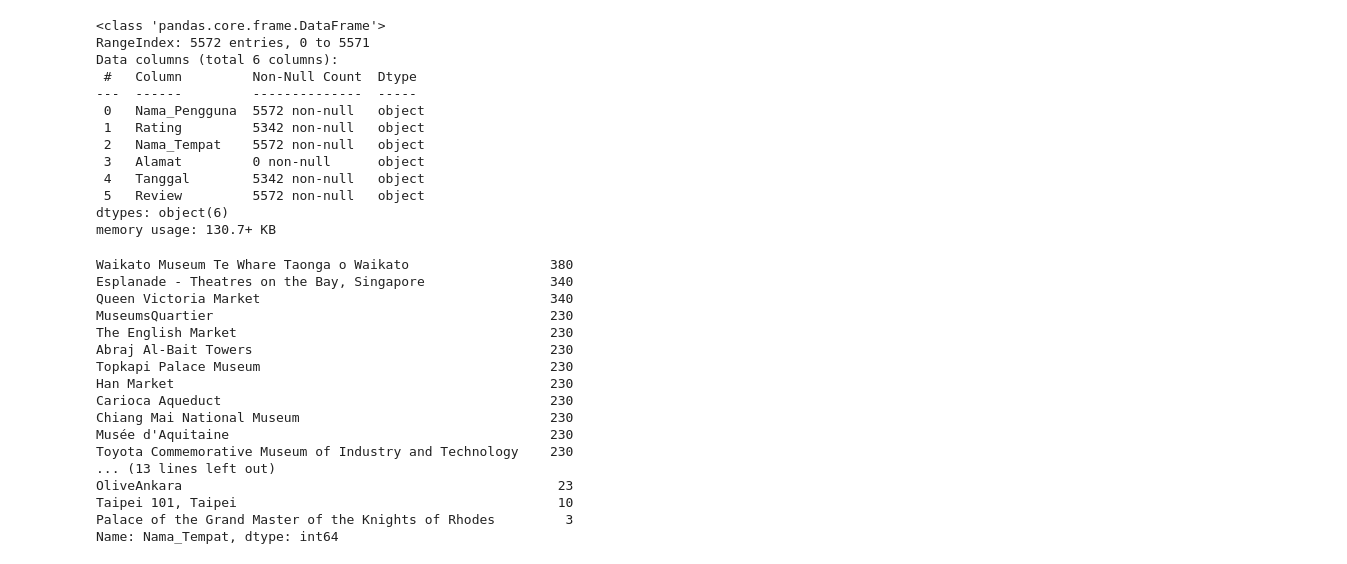
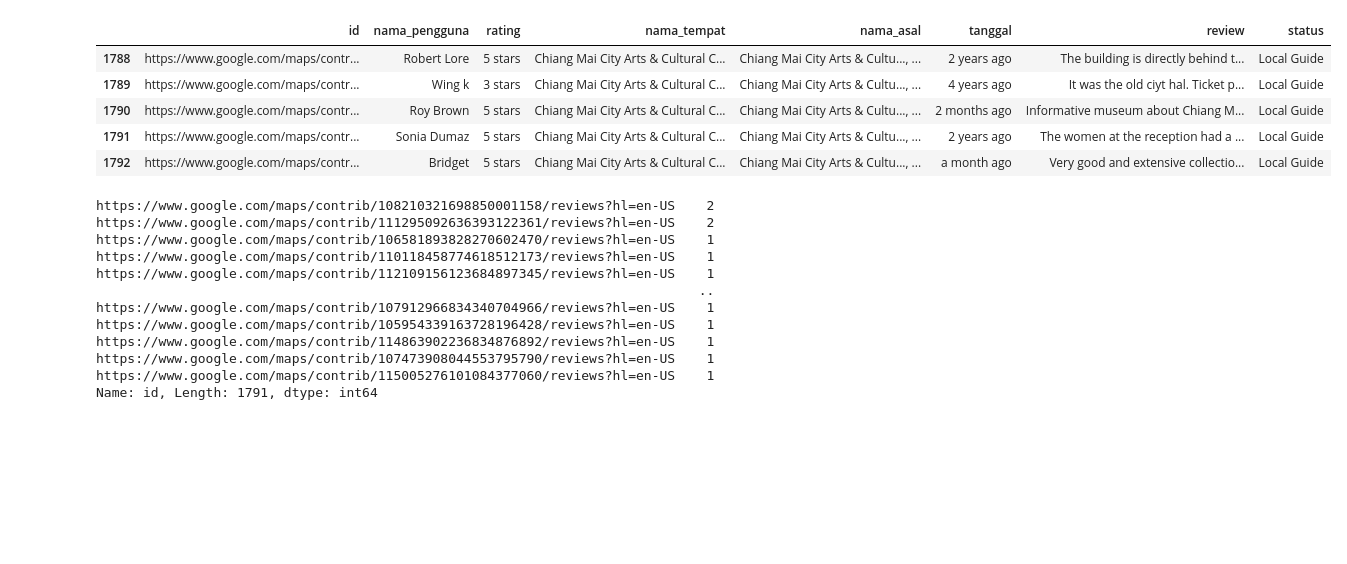
Before and after one commit to adenjmn/TA2022, a Jupyter notebook: Google_Maps_Reviews_Auto.ipynb, the cells around one changed output. Cells and saved outputs as stored; diff of their text form; code cells hidden in the pictures; blank space fills up the shorter version.

```diff
--- a/Google_Maps_Reviews_Auto.ipynb
+++ b/Google_Maps_Reviews_Auto.ipynb
@@ -299,36 +363,24 @@ df.head(5)
 # %%
-df.info()
+df.tail()
 # %% [output]
-<class 'pandas.core.frame.DataFrame'>
-RangeIndex: 5572 entries, 0 to 5571
-Data columns (total 6 columns):
- #   Column         Non-Null Count  Dtype
----  ------         --------------  -----
- 0   Nama_Pengguna  5572 non-null   object
- 1   Rating         5342 non-null   object
- 2   Nama_Tempat    5572 non-null   object
- 3   Alamat         0 non-null      object
- 4   Tanggal        5342 non-null   object
- 5   Review         5572 non-null   object
-dtypes: object(6)
-memory usage: 130.7+ KB
+|  | id | nama_pengguna | rating | nama_tempat | nama_asal | tanggal | review | status |
+| 1788 | https://www.google.com/maps/contr... | Robert Lore | 5 stars | Chiang Mai City Arts & Cultural C... | Chiang Mai City Arts & Cultu..., ... | 2 years ago | The building is directly behind t... | Local Guide |
+| 1789 | https://www.google.com/maps/contr... | Wing k | 3 stars | Chiang Mai City Arts & Cultural C... | Chiang Mai City Arts & Cultu..., ... | 4 years ago | It was the old ciyt hal. Ticket p... | Local Guide |
+| 1790 | https://www.google.com/maps/contr... | Roy Brown | 5 stars | Chiang Mai City Arts & Cultural C... | Chiang Mai City Arts & Cultu..., ... | 2 months ago | Informative museum about Chiang M... | Local Guide |
+| 1791 | https://www.google.com/maps/contr... | Sonia Dumaz | 5 stars | Chiang Mai City Arts & Cultural C... | Chiang Mai City Arts & Cultu..., ... | 2 years ago | The women at the reception had a ... | Local Guide |
+| 1792 | https://www.google.com/maps/contr... | Bridget | 5 stars | Chiang Mai City Arts & Cultural C... | Chiang Mai City Arts & Cultu..., ... | a month ago | Very good and extensive collectio... | Local Guide |
 # %%
-df.Nama_Tempat.value_counts()
+df.id.value_counts()
 # %% [output]
-Waikato Museum Te Whare Taonga o Waikato                  380
-Esplanade - Theatres on the Bay, Singapore                340
-Queen Victoria Market                                     340
-MuseumsQuartier                                           230
-The English Market                                        230
-Abraj Al-Bait Towers                                      230
-Topkapi Palace Museum                                     230
-Han Market                                                230
-Carioca Aqueduct                                          230
-Chiang Mai National Museum                                230
-Musée d'Aquitaine                                         230
-Toyota Commemorative Museum of Industry and Technology    230
-... (13 lines left out)
-OliveAnkara                                                23
-Taipei 101, Taipei                                         10
-Palace of the Grand Master of the Knights of Rhodes         3
-Name: Nama_Tempat, dtype: int64
+https://www.google.com/maps/contrib/108210321698850001158/reviews?hl=en-US    2
+https://www.google.com/maps/contrib/111295092636393122361/reviews?hl=en-US    2
+https://www.google.com/maps/contrib/106581893828270602470/reviews?hl=en-US    1
+https://www.google.com/maps/contrib/110118458774618512173/reviews?hl=en-US    1
+https://www.google.com/maps/contrib/112109156123684897345/reviews?hl=en-US    1
+                                                                             ..
+https://www.google.com/maps/contrib/107912966834340704966/reviews?hl=en-US    1
+https://www.google.com/maps/contrib/105954339163728196428/reviews?hl=en-US    1
+https://www.google.com/maps/contrib/114863902236834876892/reviews?hl=en-US    1
+https://www.google.com/maps/contrib/107473908044553795790/reviews?hl=en-US    1
+https://www.google.com/maps/contrib/115005276101084377060/reviews?hl=en-US    1
+Name: id, Length: 1791, dtype: int64
```
Also changed, not shown: parts of 26 cells of this notebook.
